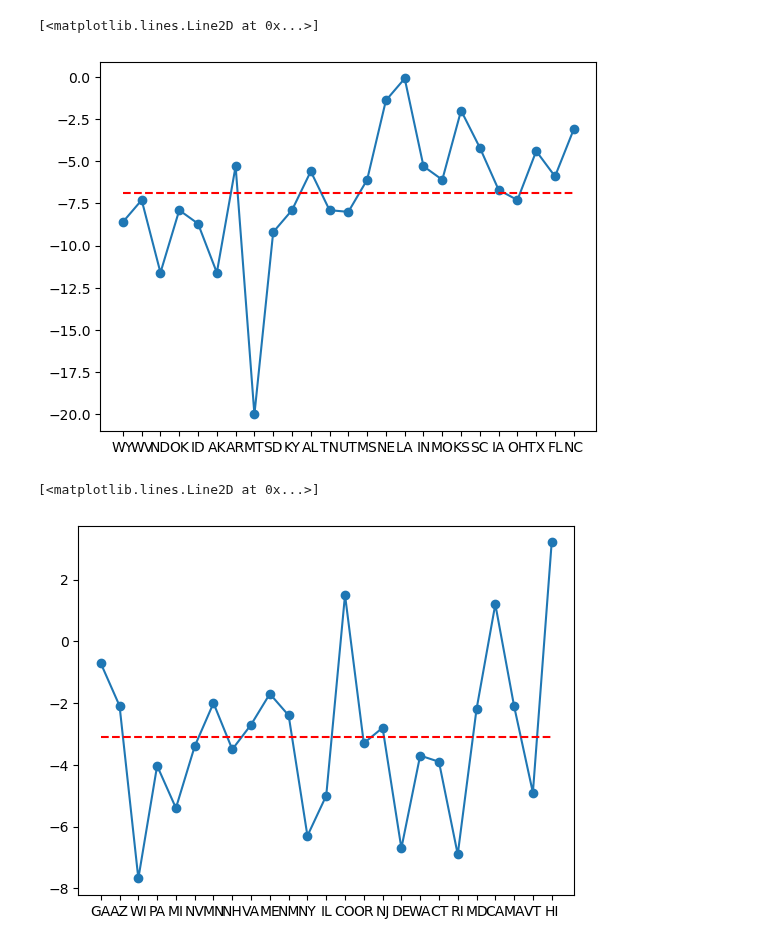
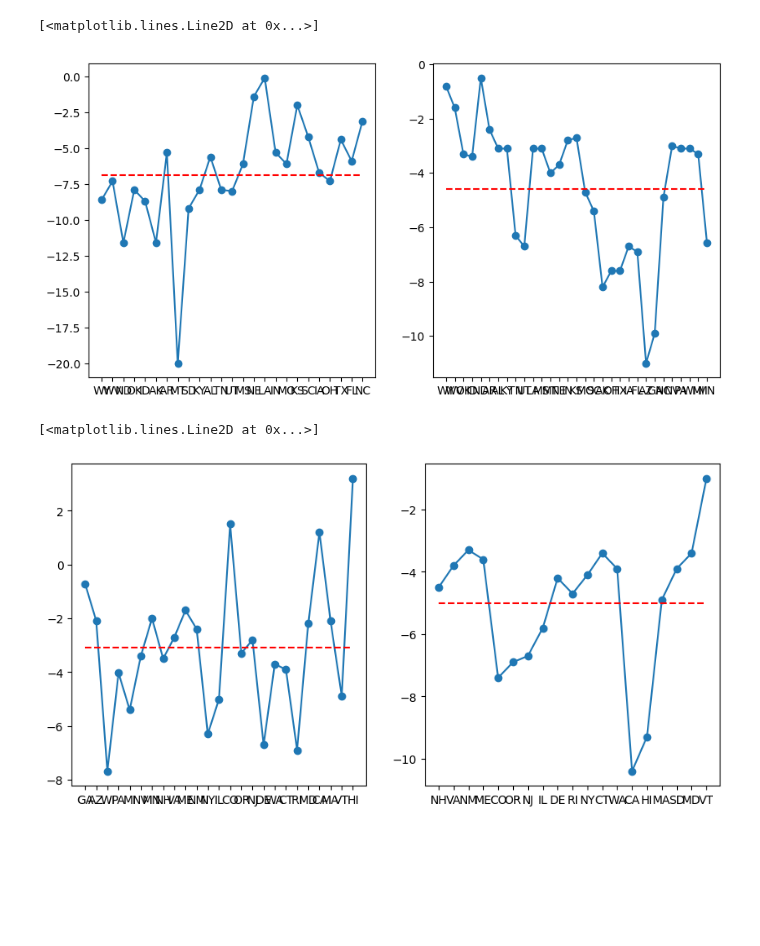
Before and after one commit to brash99/phys421, a Jupyter notebook: JupyterNotebooks/Examples/ElectionPollingModels.ipynb, the cells around one changed output. Cells and saved outputs as stored; diff of their text form; code cells hidden in the pictures; blank space fills up the shorter version.

```diff
--- a/JupyterNotebooks/Examples/ElectionPollingModels.ipynb
+++ b/JupyterNotebooks/Examples/ElectionPollingModels.ipynb
@@ -18,0 +43,13 @@ print (states_sorted,margin_sorted)
+# %%
+margin3 = np.array([1.1, 1.3, -1.1, 0.1, -1.1, 5.9, 0.0, 5.7,
+                    13.7, 6.8, -2.0, 7.3, 8.6, 14.8, -8.4, 12.4,
+                    17.1, -6.1, -7.3, 12.9, 17.4, 16.7, -7.4, -9.8,
+                    16.2, -16.3, 25.4, -14.3, -12.6, -17.2, 17.9, -18.0,
+                    -22.3, -20.9, -17.3, 27.3, 28.4, -18.9, 27.9, 27.9,
+                    -23.7, -27.9, -28.6, -27.9, 33.0, -33.7, -33.6, -33.5, -40.4, -45.2])
+
+fte_margin2 = [x for _,x in sorted(zip(margin3,margin3))]
+states2_sorted = [x for _,x in sorted(zip(margin3,states3_sorted))]
+
+print (states2_sorted)
+print(fte_margin2)
@@ -57,5 +140,6 @@ FTE EC votes:  352 186
 # %%
 diff = margin_sorted - fte_margin
+diff2 = margin2_sorted - fte_margin
 
 states_r = []
 states_d = []
@@ -70,4 +154,18 @@ for i in range(len(states)):
     else:
         diff_d.append(margin_sorted[i]-fte_margin[i])
         states_d.append(states_sorted[i])
+
+states2_r = []
+states2_d = []
+diff2_r = []
+diff2_d = []
+
+for i in range(len(states)):
+    if margin2_sorted[i] < 0:
+        #print (states_sorted[i],margin_sorted[i],fte_margin[i])
+        diff2_r.append(margin2_sorted[i]-fte_margin2[i])
+        states2_r.append(states2_sorted[i])
+    else:
+        diff2_d.append(margin2_sorted[i]-fte_margin2[i])
+        states2_d.append(states2_sorted[i])
 # %%
@@ -123,21 +267,39 @@ Covariance Matrix (from curve_fit)
 # %%
-plt.plot(states_r,diff_r,'o-')
+fig = plt.figure(figsize=(10,5))
+ax0, ax1 = fig.subplots(1,2)
+
+ax0.plot(states_r,diff_r,'o-')
 avg = np.array(diff_r).mean()
 x = [states_r[0],states_r[len(states_r)-1]]
 y = [avg,avg]
-plt.plot(x,y,'r--')
+ax0.plot(x,y,'r--')
+
+ax1.plot(states2_r,diff2_r,'o-')
+avg = np.array(diff2_r).mean()
+x = [states2_r[0],states2_r[len(states2_r)-1]]
+y = [avg,avg]
+ax1.plot(x,y,'r--')
 # %% [output]
 [<matplotlib.lines.Line2D at 0x...>]
-[figure, old version]
+[figure, new version]
 # %%
-plt.plot(states_d,diff_d,'o-')
+fig = plt.figure(figsize=(10,5))
+ax0, ax1 = fig.subplots(1,2)
+
+ax0.plot(states_d,diff_d,'o-')
 avg = np.array(diff_d).mean()
 x = [states_d[0],states_d[len(states_d)-1]]
 y = [avg,avg]
-plt.plot(x,y,'r--')
+ax0.plot(x,y,'r--')
+
+ax1.plot(states2_d,diff2_d,'o-')
+avg = np.array(diff2_d).mean()
+x = [states2_d[0],states2_d[len(states2_d)-1]]
+y = [avg,avg]
+ax1.plot(x,y,'r--')
 # %% [output]
 [<matplotlib.lines.Line2D at 0x...>]
-[figure, old version]
+[figure, new version]
 # %%
 ind = np.arange(50)
 width = 0.35
```
Also changed, not shown: parts of 11 cells of this notebook, 3 other files.
